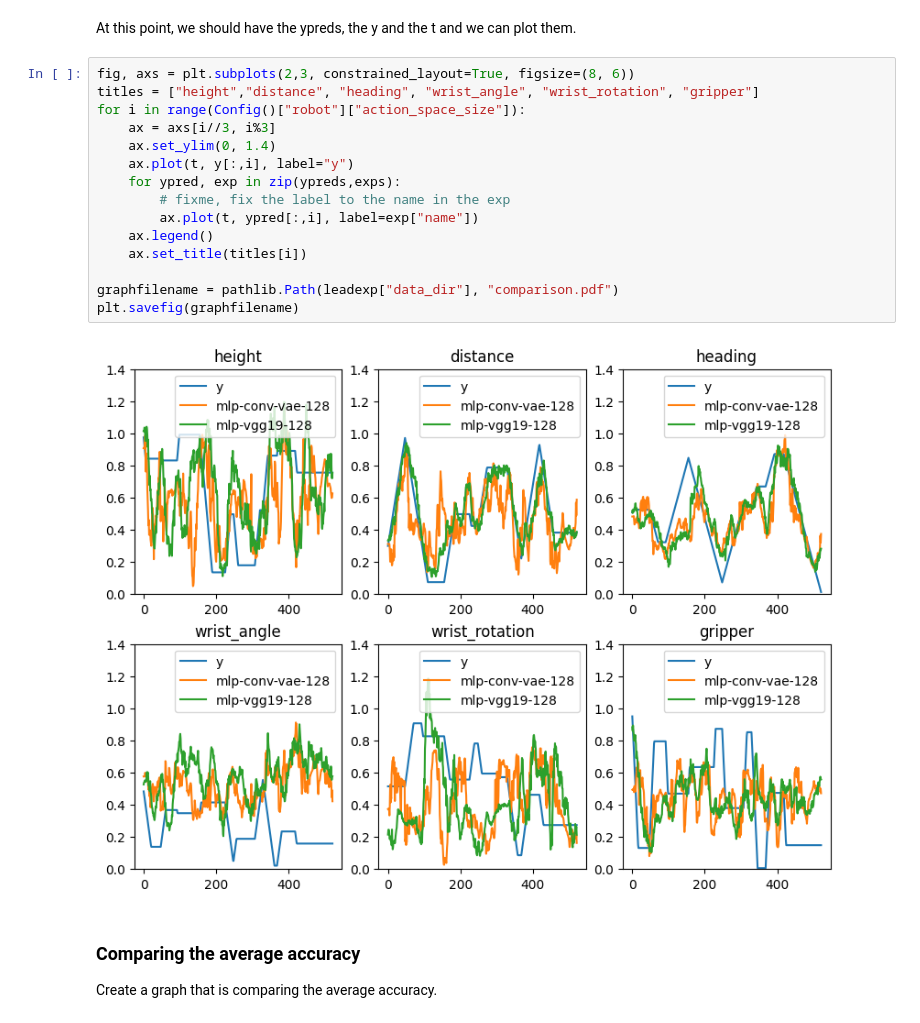
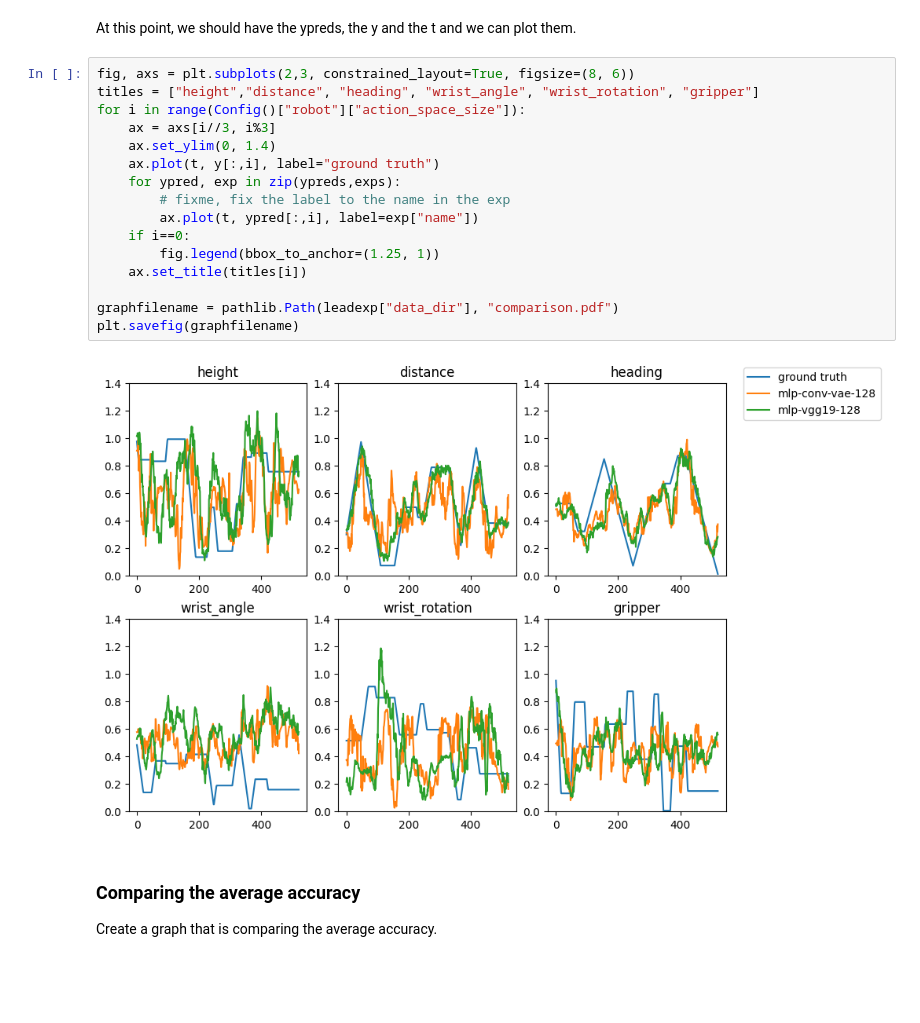
Before and after one commit to Sahara-Sheik/Robotic-Vision, a Jupyter notebook: src/visual_proprioception/Compare_VisualProprioception.ipynb, the cells around one changed output. Cells and saved outputs as stored; diff of their text form; blank space fills up the shorter version.

Commit message:
Better formatted graphs for the visual proprioception

```diff
--- a/src/visual_proprioception/Compare_VisualProprioception.ipynb
+++ b/src/visual_proprioception/Compare_VisualProprioception.ipynb
@@ -129,20 +130,21 @@ At this point, we should have the ypreds, the y and the t and we can plot them.
 # %%
 fig, axs = plt.subplots(2,3, constrained_layout=True, figsize=(8, 6))
 titles = ["height","distance", "heading", "wrist_angle", "wrist_rotation", "gripper"]
 for i in range(Config()["robot"]["action_space_size"]):
     ax = axs[i//3, i%3]
     ax.set_ylim(0, 1.4)
-    ax.plot(t, y[:,i], label="y")
+    ax.plot(t, y[:,i], label="ground truth")
     for ypred, exp in zip(ypreds,exps):
         # fixme, fix the label to the name in the exp
         ax.plot(t, ypred[:,i], label=exp["name"])
-    ax.legend()
+    if i==0:
+        fig.legend(bbox_to_anchor=(1.25, 1))
     ax.set_title(titles[i])
 
 graphfilename = pathlib.Path(leadexp["data_dir"], "comparison.pdf")
 plt.savefig(graphfilename)
 # %% [output]
-[figure, old version]
+[figure, new version]
 # %% [markdown]
 ### Comparing the average accuracy
 Create a graph that is comparing the average accuracy.
```
Also changed, not shown: parts of 3 cells of this notebook.
